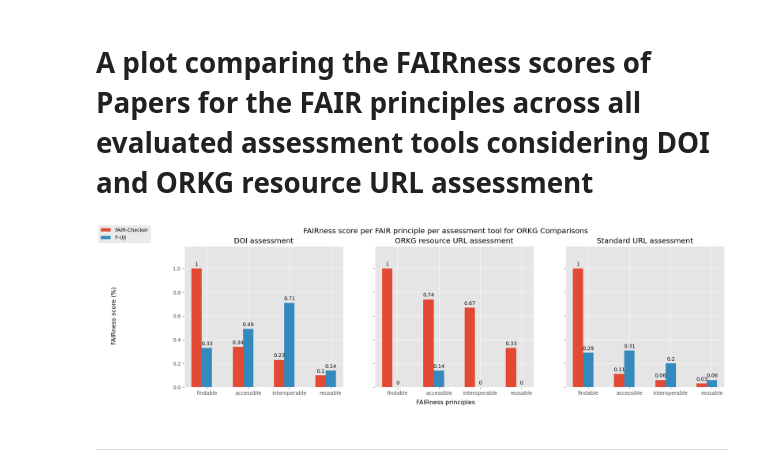
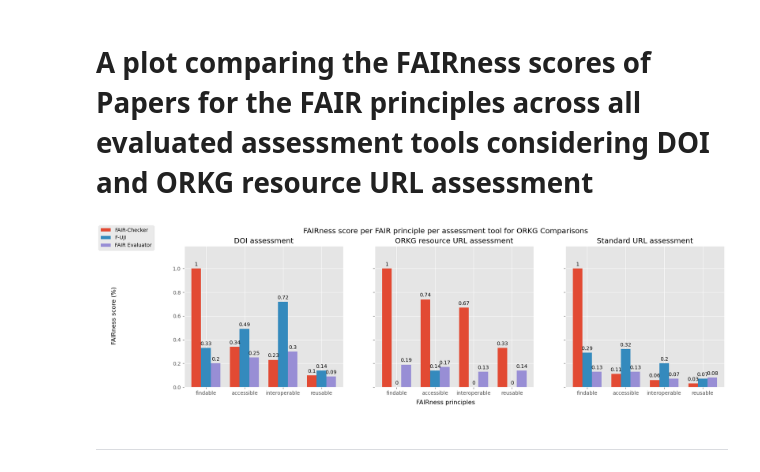
Before and after one commit to mwurzbacher/FAIRness-assessment-tools-evaluation-using-ORKG, a Jupyter notebook: Comparisons_graphs.ipynb, the cells around one changed output. Cells and saved outputs as stored; diff of their text form; code cells hidden in the pictures.

```diff
--- a/Comparisons_graphs.ipynb
+++ b/Comparisons_graphs.ipynb
@@ -124,5 +176,5 @@ fcheck_papers_all_df_total
 # %%
-fcheck_papers_all_df_principle = fcheck_papers_all_df
+fcheck_papers_all_df_principle = fcheck_papers_all_df_temp
 fcheck_papers_all_df_principle["principle"] = fcheck_papers_all_df_principle["metric"].map(lambda x: get_principle_from_metric_fairchecker(x))
 fcheck_papers_all_df_principle = fcheck_papers_all_df_principle.groupby("principle").agg({
     "score_earned_doi": "sum",
@@ -146,0 +213,12 @@ ________________________________________________________________________
+# %%
+fes_papers_all_df["assessment_result_doi"] = fes_papers_all_df["assessment_result_doi"].map(lambda x: x.replace("\'", "\""))
+fes_papers_all_df["assessment_result_doi"] = fes_papers_all_df["assessment_result_doi"].map(lambda x: x.replace("None", "\"None\""))
+fes_papers_all_df["assessment_result_doi"] = fes_papers_all_df["assessment_result_doi"].map(lambda x: json.loads(x))
+
+fes_papers_all_df["assessment_result_url"] = fes_papers_all_df["assessment_result_url"].map(lambda x: x.replace("\'", "\""))
+fes_papers_all_df["assessment_result_url"] = fes_papers_all_df["assessment_result_url"].map(lambda x: x.replace("None", "\"None\""))
+fes_papers_all_df["assessment_result_url"] = fes_papers_all_df["assessment_result_url"].map(lambda x: json.loads(x))
+
+fes_papers_all_df["assessment_result_std"] = fes_papers_all_df["assessment_result_std"].map(lambda x: x.replace("\'", "\""))
+fes_papers_all_df["assessment_result_std"] = fes_papers_all_df["assessment_result_std"].map(lambda x: x.replace("None", "\"None\""))
+fes_papers_all_df["assessment_result_std"] = fes_papers_all_df["assessment_result_std"].map(lambda x: json.loads(x))
@@ -146,0 +286,15 @@ ________________________________________________________________________
+# %%
+fes_papers_all_df_principle = fes_papers_all_df_temp
+fes_papers_all_df_principle["principle"] = fes_papers_all_df_principle["metric"].map(lambda x: metric_to_principle[x])
+fes_papers_all_df_principle = fes_papers_all_df_principle.groupby("principle").agg({
+    "score_earned_doi": "sum",
+    "score_total_doi": "sum",
+    "score_earned_url": "sum",
+    "score_total_url": "sum",
+    "score_earned_std": "sum",
+    "score_total_std": "sum"
+}).reset_index()
+fes_papers_all_df_principle["score_percent_doi"] = fes_papers_all_df_principle.apply(lambda x: x["score_earned_doi"]/x["score_total_doi"], axis=1)
+fes_papers_all_df_principle["score_percent_url"] = fes_papers_all_df_principle.apply(lambda x: x["score_earned_url"]/x["score_total_url"], axis=1)
+fes_papers_all_df_principle["score_percent_std"] = fes_papers_all_df_principle.apply(lambda x: x["score_earned_std"]/x["score_total_std"], axis=1)
+fes_papers_all_df_principle
@@ -271,7 +385,8 @@ assessments = ("DOI", "ORKG resource URL", "standard URL")
 
 fairscores = {
     "FAIR-Checker": (np.mean(fcheck_papers_all_df_total["score_percent_doi"]).round(decimals=2), np.mean(fcheck_papers_all_df_total["score_percent_url"]).round(decimals=2), np.mean(fcheck_papers_all_df_total["score_percent_std"]).round(decimals=2)),
-    "F-UJI": (np.mean(fuji_papers_all_df_total["score_percent_doi"]).round(decimals=2), np.mean(fuji_papers_all_df_total["score_percent_url"]).round(decimals=2), np.mean(fuji_papers_all_df_total["score_percent_std"]).round(decimals=2))
+    "F-UJI": (np.mean(fuji_papers_all_df_total["score_percent_doi"]).round(decimals=2), np.mean(fuji_papers_all_df_total["score_percent_url"]).round(decimals=2), np.mean(fuji_papers_all_df_total["score_percent_std"]).round(decimals=2)),
+    "FAIR Evaluator": (np.mean(fes_papers_all_df_total["score_percent_doi"]).round(decimals=2), np.mean(fes_papers_all_df_total["score_percent_url"]).round(decimals=2), np.mean(fes_papers_all_df_total["score_percent_std"]).round(decimals=2))
 }
 
 x = np.arange(len(assessments))
@@ -302,15 +417,18 @@ plt.show()
 principles = ("findable", "accessible", "interoperable", "reusable")
 fairscores_doi = {
     "FAIR-Checker": tuple(fcheck_papers_all_df_principle["score_percent_doi"].round(decimals=2)),
-    "F-UJI": tuple(fuji_papers_all_df_principle["score_percent_doi"].round(decimals=2))
+    "F-UJI": tuple(fuji_papers_all_df_principle["score_percent_doi"].round(decimals=2)),
+    "FAIR Evaluator": tuple(fes_papers_all_df_principle["score_percent_doi"].round(decimals=2))
 }
 fairscores_url = {
     "FAIR-Checker": tuple(fcheck_papers_all_df_principle["score_percent_url"].round(decimals=2)),
-    "F-UJI": tuple(fuji_papers_all_df_principle["score_percent_url"].round(decimals=2))
+    "F-UJI": tuple(fuji_papers_all_df_principle["score_percent_url"].round(decimals=2)),
+    "FAIR Evaluator": tuple(fes_papers_all_df_principle["score_percent_url"].round(decimals=2))
 }
 fairscores_std = {
     "FAIR-Checker": tuple(fcheck_papers_all_df_principle["score_percent_std"].round(decimals=2)),
-    "F-UJI": tuple(fuji_papers_all_df_principle["score_percent_std"].round(decimals=2))
+    "F-UJI": tuple(fuji_papers_all_df_principle["score_percent_std"].round(decimals=2)),
+    "FAIR Evaluator": tuple(fes_papers_all_df_principle["score_percent_std"].round(decimals=2))
 }
 
 x = np.arange(len(principles))
@@ -326,34 +444,34 @@ for attribute, measurement in fairscores_doi.items():
 
 multiplier = 0
 for attribute, measurement in fairscores_url.items():
     offset = width * multiplier
     rects = ax[1].bar(x + offset, measurement, width, label=attribute)
     ax[1].bar_label(rects, padding=3)
     multiplier += 1
 
 multiplier = 0
 for attribute, measurement in fairscores_std.items():
     offset = width * multiplier
     rects = ax[2].bar(x + offset, measurement, width, label=attribute)
     ax[2].bar_label(rects, padding=3)
     multiplier +=1
 
 ax[0].set_xticks(x + width, principles)
 ax[0].set_ylim(0, 1.19)
 ax[0].title.set_text("DOI assessment")
 ax[1].set_xticks(x + width, principles)
 ax[1].title.set_text("ORKG resource URL assessment")
 ax[2].set_xticks(x + width, principles)
 ax[2].title.set_text("Standard URL assessment")
 
 handles, labels = ax[0].get_legend_handles_labels()
 fig.legend(handles, labels, loc="upper left")
 fig.supylabel("FAIRness score (%)")
 fig.supxlabel("FAIRness principles")
 fig.suptitle("FAIRness score per FAIR principle per assessment tool for ORKG Comparisons", fontsize="x-large")
 plt.show()
 # %% [output]
-[figure, old version]
+[figure, new version]
 # %% [markdown]
 _______________________________________________________
 # %% [markdown]
```
Also changed, not shown: parts of 26 cells of this notebook, 5 other files.
